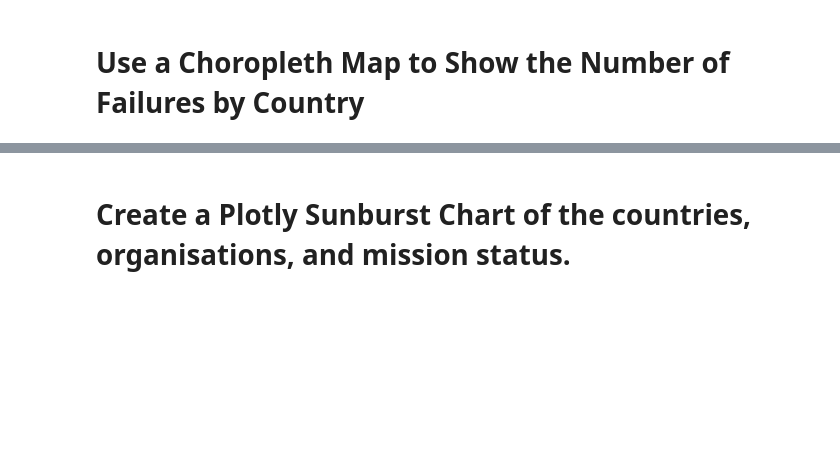
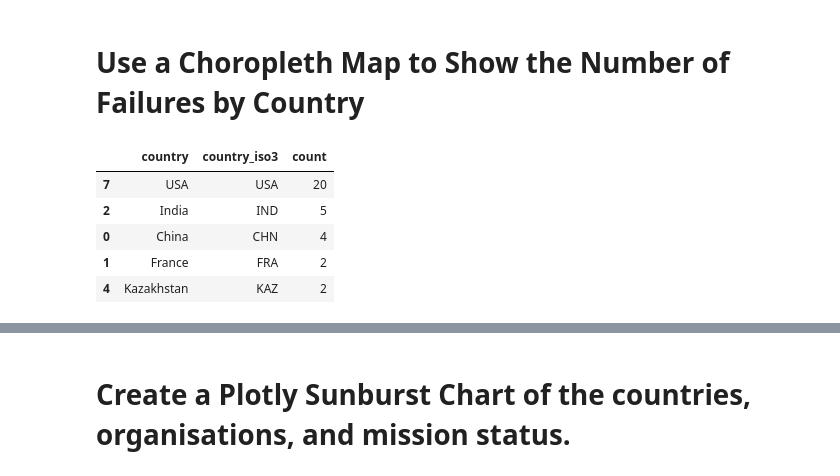
Before and after one commit to cdosorio/python-100-days, a Jupyter notebook: 098-pandas-space-race/Space_Missions_Analysis_(start).ipynb, the cells around one changed output, grey strips where cells are left out. Drawn from its saved outputs; the diff is of its cells as text; code cells hidden in the pictures; blank space fills up the shorter version.

```diff
--- a/098-pandas-space-race/Space_Missions_Analysis_(start).ipynb
+++ b/098-pandas-space-race/Space_Missions_Analysis_(start).ipynb
@@ -307,2 +334,13 @@ df_russia.shape
 # %% [markdown]
 # Use a Choropleth Map to Show the Number of Failures by Country
+# %%
+df_failures = df_cleaned.groupby(['country', 'country_iso3'])['Mission_Status'].apply(lambda x: x[x == 'Failure'].count()).reset_index(name='count')
+df_failures.sort_values(by=['count'], inplace=True, ascending=False)
+df_failures.head()
+# %% [output]
+|  | country | country_iso3 | count |
+| 7 | USA | USA | 20 |
+| 2 | India | IND | 5 |
+| 0 | China | CHN | 4 |
+| 1 | France | FRA | 2 |
+| 4 | Kazakhstan | KAZ | 2 |
```
Also changed, not shown: parts of 12 cells of this notebook.
